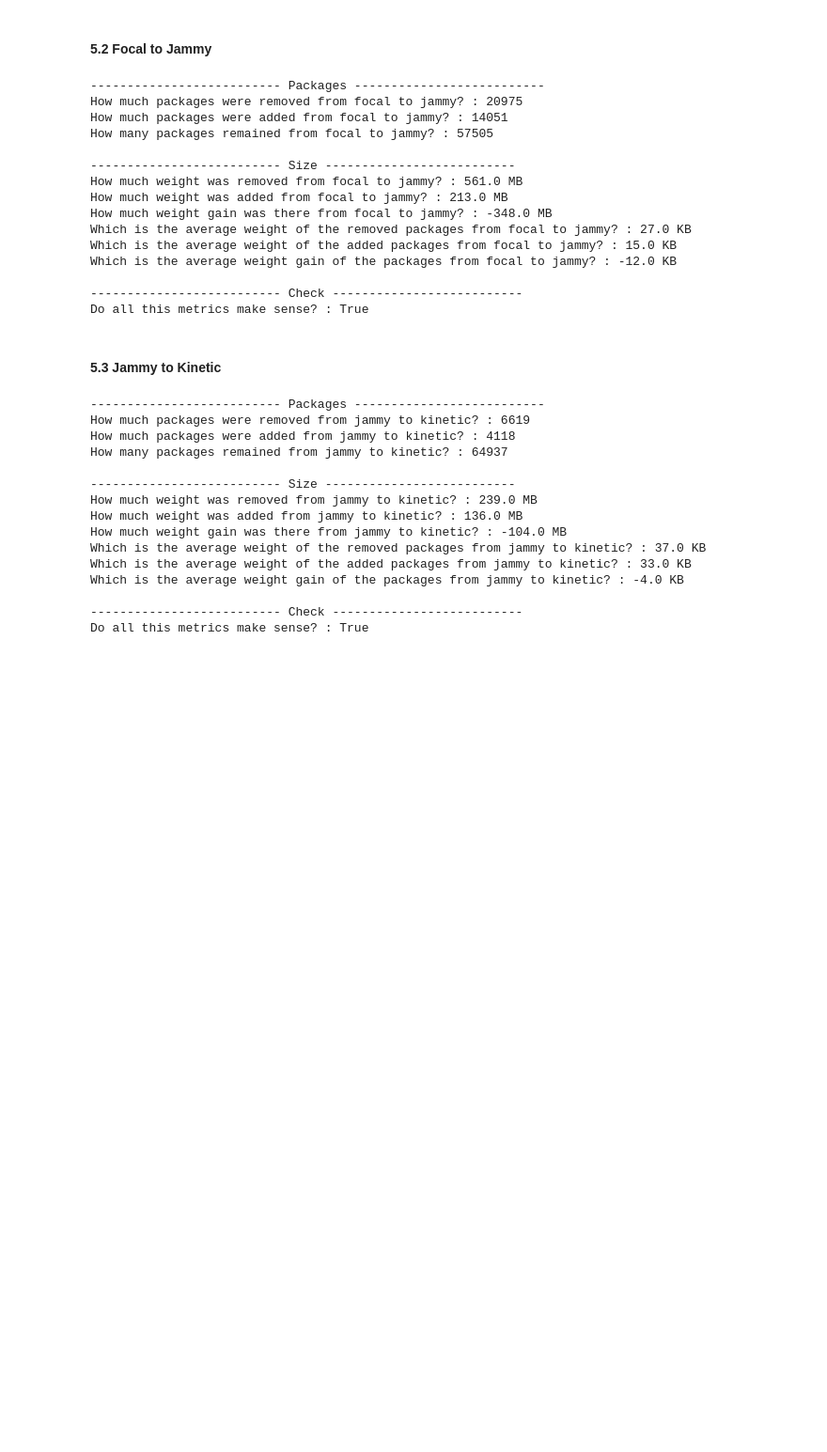
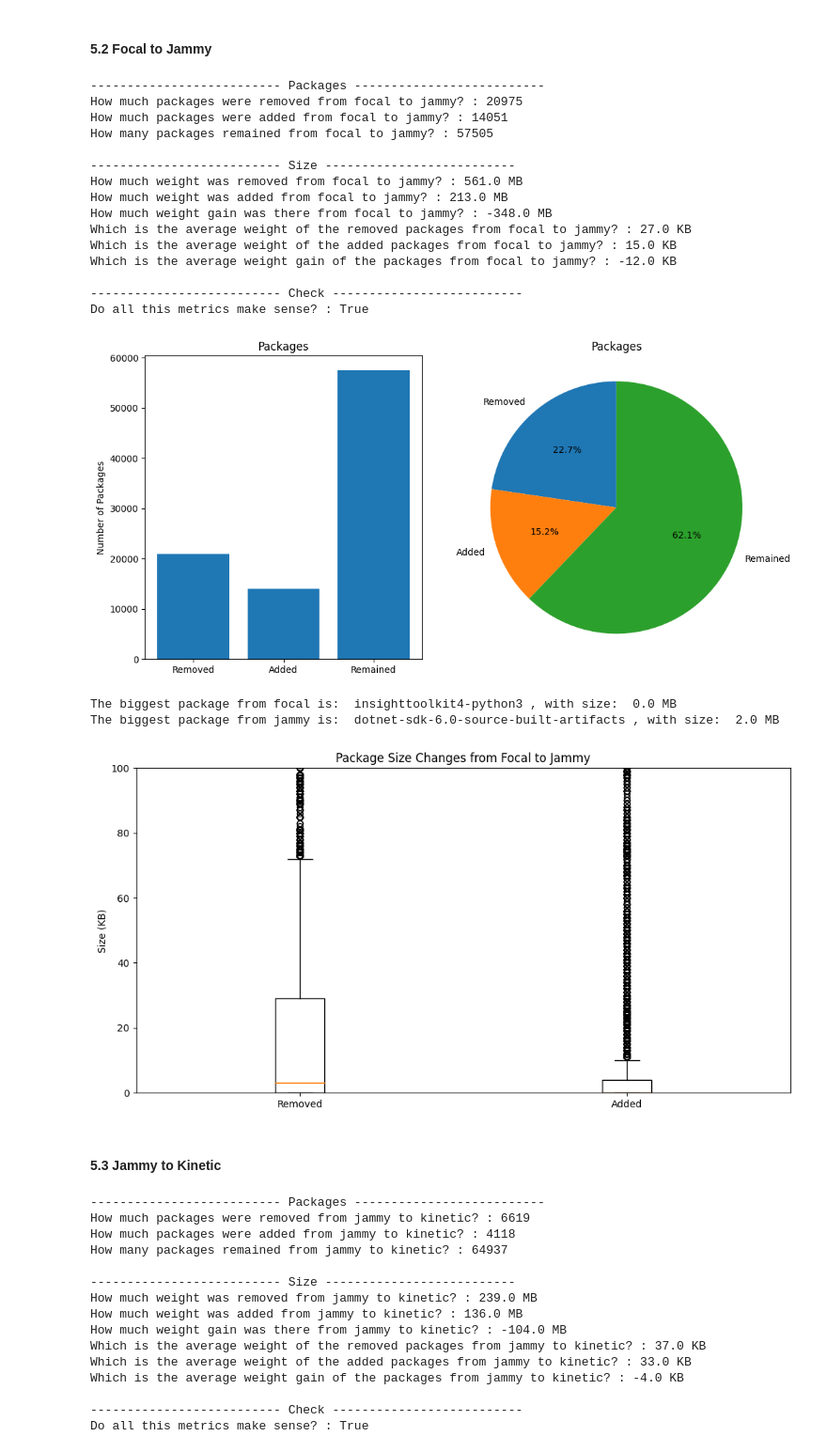
Before and after one commit to joszamama/linux-distros-analysis, a Jupyter notebook: operators/notebooks/visualizations/viz-5.ipynb, the cells around one changed output. Shown at 94% size. Drawn from its saved outputs; the diff is of its cells as text; code cells hidden in the pictures; blank space fills up the shorter version.

```diff
--- a/operators/notebooks/visualizations/viz-5.ipynb
+++ b/operators/notebooks/visualizations/viz-5.ipynb
@@ -171,6 +209,46 @@ Which is the average weight gain of the packages from focal to jammy? : -12.0 KB
 
 -------------------------- Check --------------------------
 Do all this metrics make sense? : True
+# %%
+labels = ['Removed', 'Added', 'Remained']
+sizes = [focal_removed_packages.shape[0], jammy_new_packages.shape[0], focal.shape[0] - focal_removed_packages.shape[0]]
+
+fig, (ax1, ax2) = plt.subplots(1, 2, figsize=(12, 6))
+
+ax1.bar(labels, sizes)
+ax1.set_title('Packages')
+ax1.set_ylabel('Number of Packages')
+
+ax2.pie(sizes, labels=labels, autopct='%1.1f%%', startangle=90)
+ax2.axis('equal')
+ax2.set_title('Packages')
+
+plt.show()
+
+removed_package_sizes = focal_removed_packages["Installed-Size"] // (1024)
+added_package_sizes = jammy_new_packages["Installed-Size"] // (1024)
+package_size_data = [removed_package_sizes, added_package_sizes]
+
+focal_max_size_package = focal_removed_packages.loc[focal_removed_packages["Installed-Size"].idxmax()]
+print("The biggest package from focal is: ", focal_max_size_package["Package"], ", with size: ", focal_max_size_package["Installed-Size"] // (1024 * 1024), "MB")
+
+jammy_max_size_package = jammy_new_packages.loc[jammy_new_packages["Installed-Size"].idxmax()]
+print("The biggest package from jammy is: ", jammy_max_size_package["Package"], ", with size: ", jammy_max_size_package["Installed-Size"] // (1024 * 1024), "MB")
+
+fig, ax = plt.subplots(figsize=(12, 6))
+ax.boxplot(package_size_data)
+ax.set_title('Package Size Changes from Focal to Jammy')
+ax.set_ylabel('Size (KB)')
+ax.set_xticklabels(['Removed', 'Added'])
+
+ax.set_ylim(bottom=0, top=100)
+
+plt.show()
+# %% [output]
+[figure, added]
+The biggest package from focal is:  insighttoolkit4-python3 , with size:  0.0 MB
+The biggest package from jammy is:  dotnet-sdk-6.0-source-built-artifacts , with size:  2.0 MB
+[figure, added]
 # %% [markdown]
 #### 5.3 Jammy to Kinetic
 # %%
```
Also changed, not shown: parts of 4 cells of this notebook.
